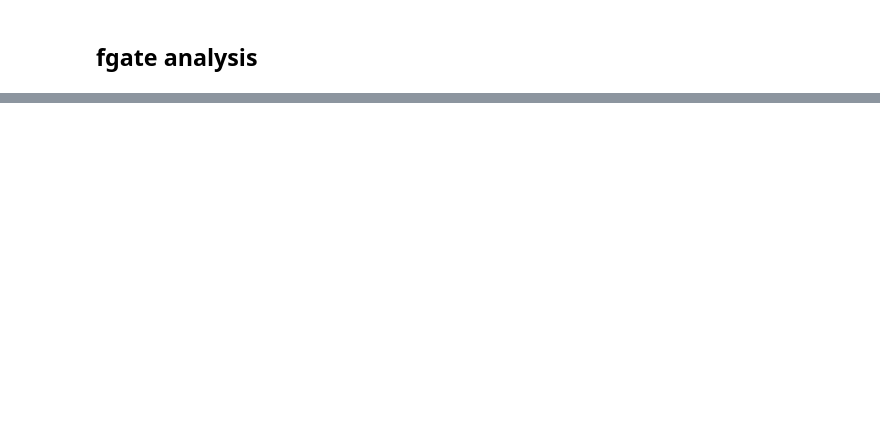
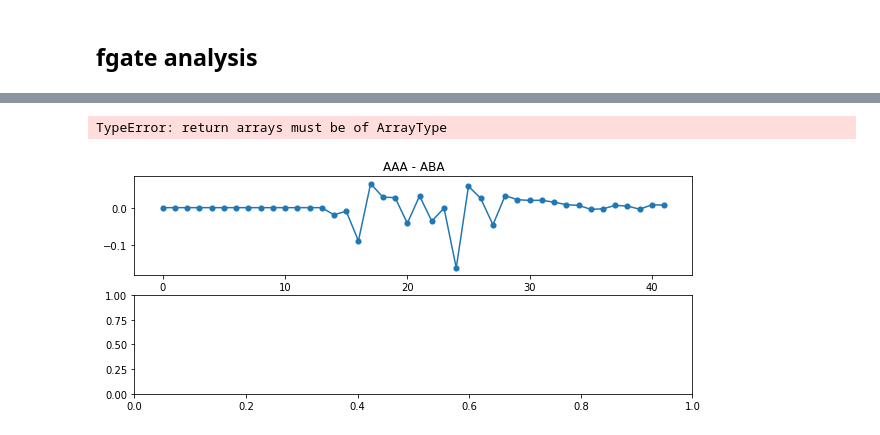
Before and after one commit to andrebeu/cswNets, a Jupyter notebook: cswNets.ipynb, the cells around one changed output, grey strips where cells are left out. Saved outputs shown, nothing was run; the diff lists cells and outputs as text; code cells hidden in the pictures; blank space fills up the shorter version.

```diff
--- a/cswNets.ipynb
+++ b/cswNets.ipynb
@@ -341,0 +191,14 @@ plt.savefig('figures/1epb_oscilation_stateRSA')
+# %%
+L = []
+fpathL = glob('eval_data/*')
+D={20:{},80:{},50:{}}
+print(fpathL[0])
+for fpath in fpathL:
+  netn = int(fpath.split('/')[-1].split('-')[0][1])
+  prshift = int(fpath.split('/')[-1].split('-')[1].split('_')[1])
+  seq = fpath.split('_')[-1].split(".")[0]
+  print(netn,prshift,seq,'\n',fpath)
+  if seq not in D[prshift]: D[prshift][seq] = []
+  eval_data = np.load(fpath)
+  fgate_data = np.sum(eval_data['fgate'].squeeze(),1)
+  D[prshift][seq].append(fgate_data)
@@ -341,0 +223,24 @@ plt.savefig('figures/1epb_oscilation_stateRSA')
+# %%
+fig,axarr = plt.subplots(2,1,figsize=(10,4));axarr=axarr.reshape(-1)
+ax = plt.gca()
+
+seq1,seq2 = 'AAA','ABA'
+for shiftpr in [20,80]:
+  axarr[0].set_title('%s - %s'%(seq1,seq2))
+  diff = np.mean(D[shiftpr][seq1],0) - np.mean(D[shiftpr][seq2],0)
+  axarr[0].plot(diff,label = '%i'%(shiftpr))
+  axarr[0].scatter(range(42),diff,lw=.1)
+  std_err = np.std(D[shiftpr][seq1],0)/np.sqrt(len(D[shiftpr][seq1]))
+  print(std_err.shape)
+  axarr[1].bar(range(14),diff[-14:],yerr=std_err)
+
+axarr[1].axhline(0)
+ax = axarr[0]
+for t in range(0,43,14):
+  ax.axvline(t,c='r',ls='--',lw=.7)
+ax.axhline(0,c='r',ls='--',lw=.7)
+# ax.set_ylim(-.3,.1)
+plt.legend()
+# %% [output]
+TypeError: return arrays must be of ArrayType
+[figure, added]
```
Also changed, not shown: parts of 51 cells of this notebook, 18 other files.
